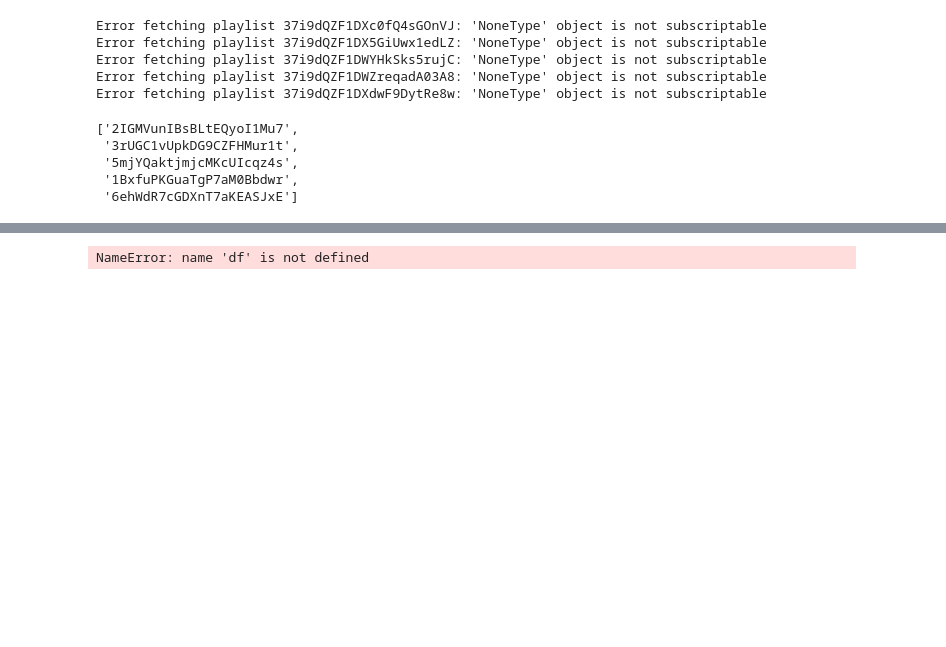
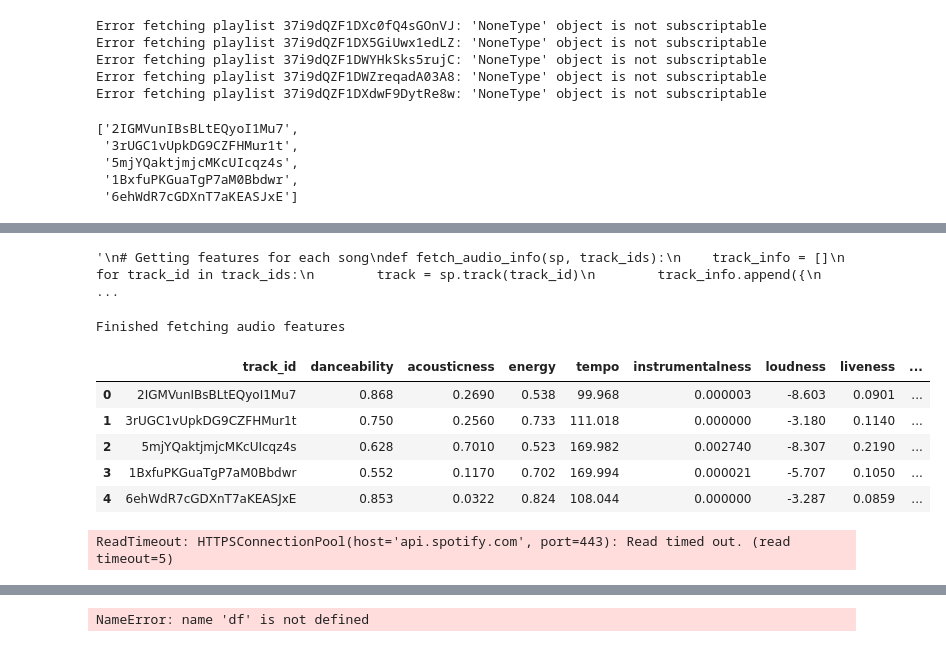
Before and after one commit to EthanFalcao/Spotify_Reccommendation_Algorithm, a Jupyter notebook: Input data from Spotity api .ipynb, the cells around one changed output, grey strips where cells are left out. Cells and saved outputs as stored; diff of their text form; code cells hidden in the pictures; blank space fills up the shorter version.

```diff
--- a/Input data from Spotity api .ipynb
+++ b/Input data from Spotity api .ipynb
@@ -12,8 +12,8 @@ import spotipy.util as util
 from spotipy.oauth2 import SpotifyClientCredentials
 # %%
 # Declare the credentials
-client_id = '3b319d970c3f4701b31b8447e83c0c0b'
-client_secret = '1648d8340e294241afe1ff116e9352fe'
+client_id = 'c56b5c94b46146db8e0c4f614ba67e22'
+client_secret = '171a56a2fb7f4f038c53748b106a1dd0'
 redirect_uri='http://localhost:7777/callback'
 username = 'ethan.falcao'
 #"383yg3vhnzhume0s2ug7p5y26' is Nur's account
@@ -194,0 +371,59 @@ df.head()
+# %%
+def fetch_audio_features(sp, track_ids):
+    # Make the API request
+    audio_features = []
+    index = 0
+    while index < len(track_ids):
+        audio_features += sp.audio_features(track_ids[index:index + 70])
+        index += 70
+
+    # Create an empty list to feed in different characteristics of the tracks
+    features_list = []
+
+    for track_id, features in zip(track_ids, audio_features):
+        features_list.append([
+            track_id,
+            features['danceability'],
+            features['acousticness'],
+            features['energy'],
+            features['tempo'],
+            features['instrumentalness'],
+            features['loudness'],
+            features['liveness'],
+            features['duration_ms'],
+            features['key'],
+            features['valence'],
+            features['speechiness'],
+            features['mode']
+        ])
+
+    print("Finished fetching audio features")
+
+    df_audio_features = pd.DataFrame(features_list, columns=['track_id', 'danceability', 'acousticness', 'energy', 'tempo',
+                                                             'instrumentalness', 'loudness', 'liveness', 'duration_ms', 'key',
+                                                             'valence', 'speechiness', 'mode'])
+
+    return df_audio_features
+# %%
+'''
+# Getting features for each song
+def fetch_audio_info(sp, track_ids):
+    track_info = []
+    for track_id in track_ids:
+        track = sp.track(track_id)
+        track_info.append({
+            'track_id': track_id,
+            'name': track['name'],
+            'album': track['album']['name'],
+            'artist': track['artists'][0]['name']
+        })
+
+    print("Finished fetching audio info.")
+
+    df_track_info = pd.DataFrame(track_info, columns=['track_id', 'name', 'album', 'artist'])
+
+    return df_track_info
+
+'''
+# %% [output]
+'\n# Getting features for each song\ndef fetch_audio_info(sp, track_ids):\n    track_info = []\n    for track_id in track_ids:\n        track = sp.track(track_id)\n        track_info.append({\n        ...
@@ -194,0 +484,16 @@ df.head()
+# %%
+df_features = fetch_audio_features(sp,ids)
+df_features.head()
+# %% [output]
+Finished fetching audio features
+|  | track_id | danceability | acousticness | energy | tempo | instrumentalness | loudness | liveness | ... |
+| 0 | 2IGMVunIBsBLtEQyoI1Mu7 | 0.868 | 0.2690 | 0.538 | 99.968 | 0.000003 | -8.603 | 0.0901 | ... |
+| 1 | 3rUGC1vUpkDG9CZFHMur1t | 0.750 | 0.2560 | 0.733 | 111.018 | 0.000000 | -3.180 | 0.1140 | ... |
+| 2 | 5mjYQaktjmjcMKcUIcqz4s | 0.628 | 0.7010 | 0.523 | 169.982 | 0.002740 | -8.307 | 0.2190 | ... |
+| 3 | 1BxfuPKGuaTgP7aM0Bbdwr | 0.552 | 0.1170 | 0.702 | 169.994 | 0.000021 | -5.707 | 0.1050 | ... |
+| 4 | 6ehWdR7cGDXnT7aKEASJxE | 0.853 | 0.0322 | 0.824 | 108.044 | 0.000000 | -3.287 | 0.0859 | ... |
+# %%
+df_info = fetch_audio_info(sp, ids)
+df_info.head()
+# %% [output]
+ReadTimeout: HTTPSConnectionPool(host='api.spotify.com', port=443): Read timed out. (read timeout=5)
```
Also changed, not shown: parts of 14 cells of this notebook.
